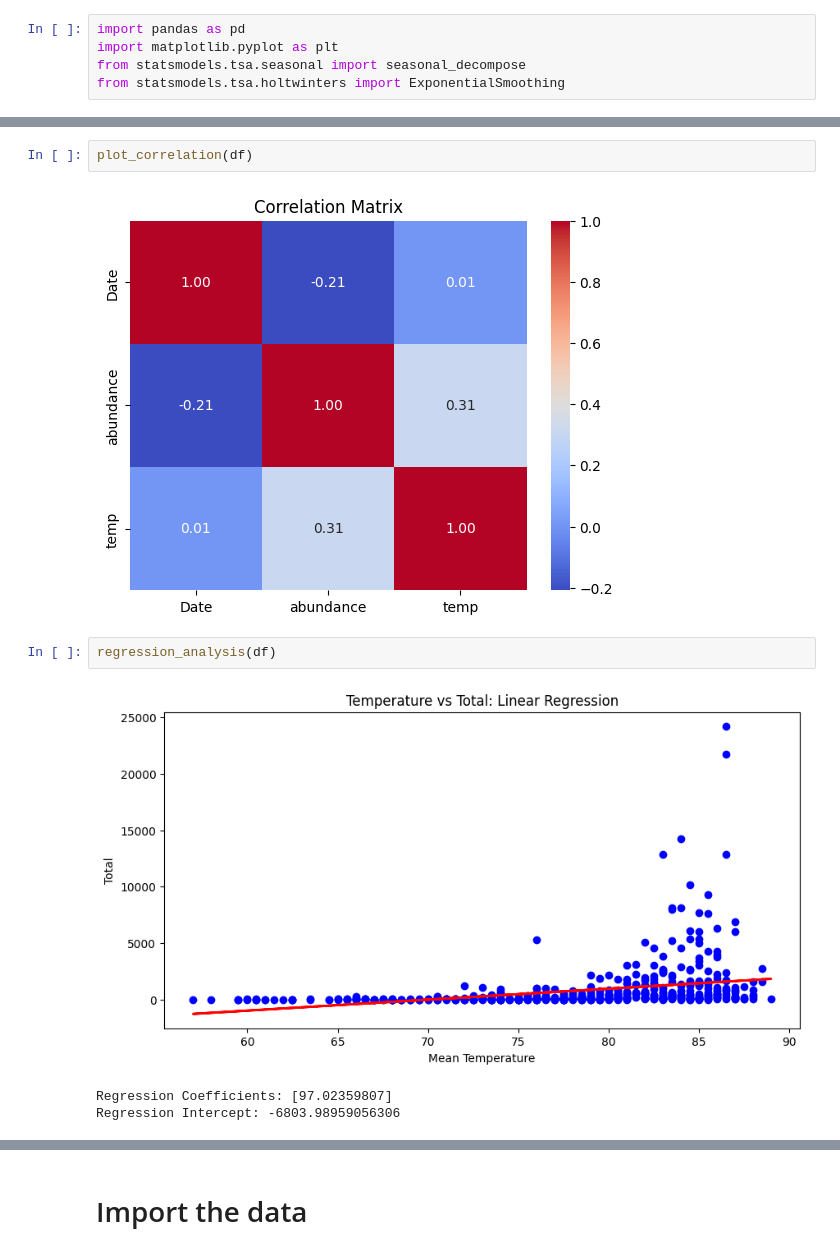
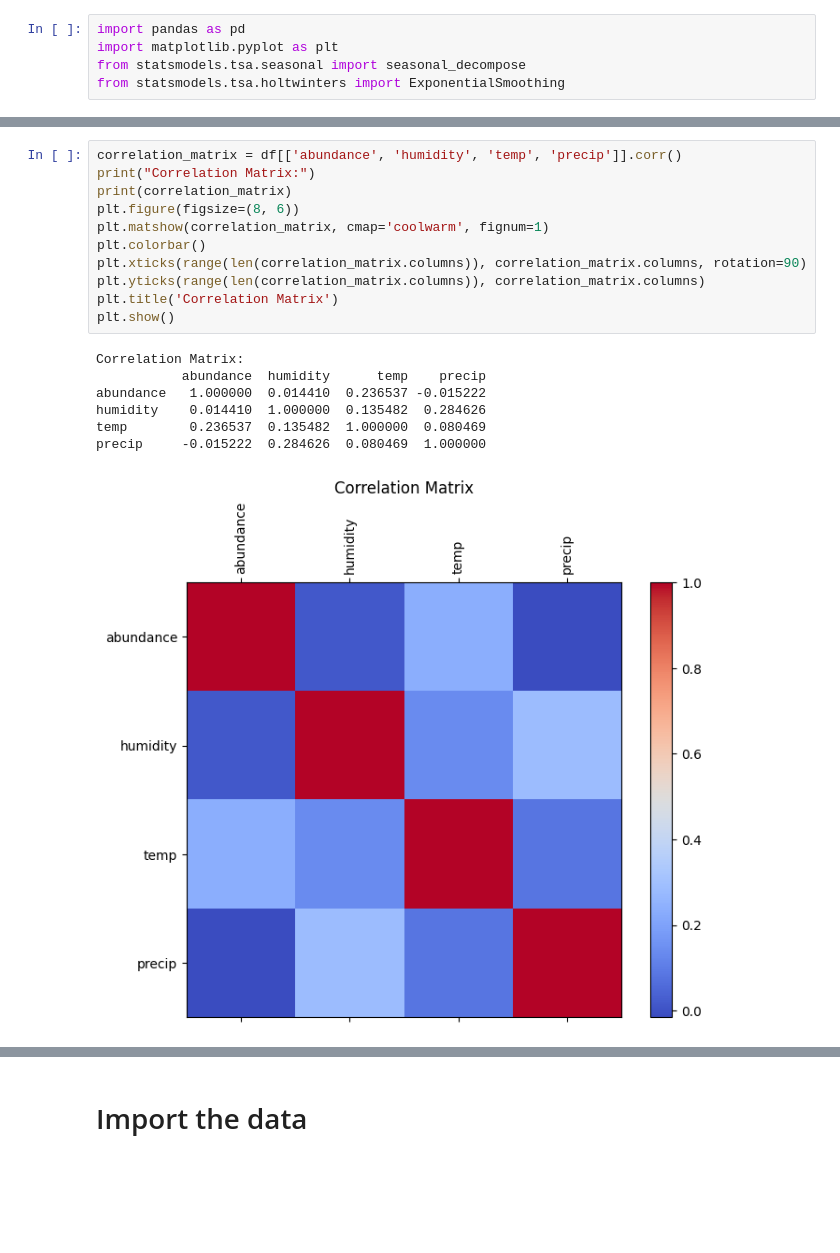
Before and after one commit to Zhengnan817/capstone, a Jupyter notebook: Dataset/florida.ipynb, the cells around one changed output, grey strips where cells are left out. Cells and saved outputs as stored; diff of their text form; blank space fills up the shorter version.

```diff
--- a/Dataset/florida.ipynb
+++ b/Dataset/florida.ipynb
@@ -275,10 +225,19 @@ def regression_analysis(df):
-# %%
-plot_correlation(df)
-# %% [output]
-[figure, removed]
-# %%
-regression_analysis(df)
-# %% [output]
-[figure, removed]
-Regression Coefficients: [97.02359807]
-Regression Intercept: -6803.98959056306
+# %%
+correlation_matrix = df[['abundance', 'humidity', 'temp', 'precip']].corr()
+print("Correlation Matrix:")
+print(correlation_matrix)
+plt.figure(figsize=(8, 6))
+plt.matshow(correlation_matrix, cmap='coolwarm', fignum=1)
+plt.colorbar()
+plt.xticks(range(len(correlation_matrix.columns)), correlation_matrix.columns, rotation=90)
+plt.yticks(range(len(correlation_matrix.columns)), correlation_matrix.columns)
+plt.title('Correlation Matrix')
+plt.show()
+# %% [output]
+Correlation Matrix:
+           abundance  humidity      temp    precip
+abundance   1.000000  0.014410  0.236537 -0.015222
+humidity    0.014410  1.000000  0.135482  0.284626
+temp        0.236537  0.135482  1.000000  0.080469
+precip     -0.015222  0.284626  0.080469  1.000000
+[figure, added]
```
Also changed, not shown: parts of 33 cells of this notebook, 1 other file.
